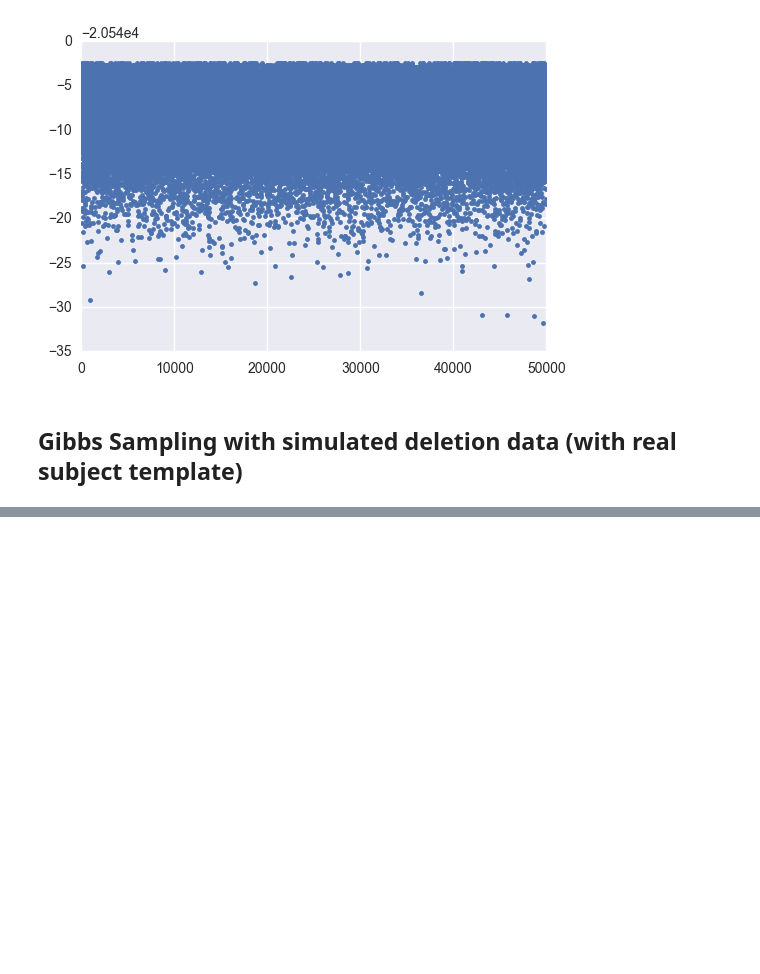
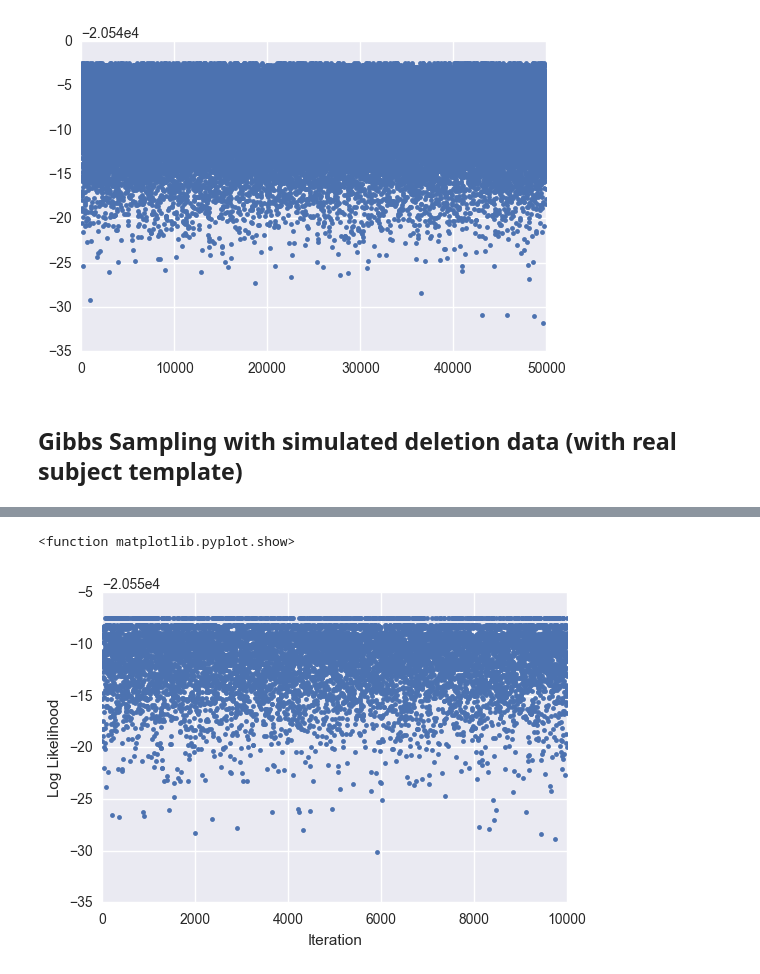
Before and after one commit to vkozareva/geneCNV, a Jupyter notebook: notebooks/Gibbs_sampling_CNV_detection.ipynb, the cells around one changed output, grey strips where cells are left out. Drawn from its saved outputs; the diff is of its cells as text; code cells hidden in the pictures; blank space fills up the shorter version.

Commit message:
gibbs sampling results on simulated deletion of three exons and visualizations

```diff
--- a/notebooks/Gibbs_sampling_CNV_detection.ipynb
+++ b/notebooks/Gibbs_sampling_CNV_detection.ipynb
@@ -239,0 +285,2 @@ plt.show
+# %%
+subject_norm, subject_counts = reshape_df(single_sub2, df_counts_wanted=True)
@@ -239,0 +303,4 @@ plt.show
+# %%
+row = subject_counts.loc['FPWB-0000-822R']
+subject_data = np.array(row)
+print 'total reads: {}'.format(sum(row))
@@ -239,0 +323,8 @@ plt.show
+# %%
+norm_start = 2 * np.ones(78)
+# %%
+# with norm (most probable) starting cnv distribution
+cnv_support = [1,2,3]
+gibbs_data_822R, gibbs_data_results_822R, logliks_822R, gibbs_df_822R = generate_gibbs_df(cnv_support,
+                                                                        X_probs, cnv=norm_start, data=subject_data,
+                                                                        iterations=10000)
@@ -239,0 +398,10 @@ plt.show
+# %%
+# again, no convergence??
+plt.figure()
+plt.plot(range(len(logliks_822R)), logliks, '.')
+# plt.hist(logliks, bins=150)
+plt.xlabel('Iteration'), plt.ylabel('Log Likelihood')
+plt.show
+# %% [output]
+<function matplotlib.pyplot.show>
+[figure, added]
```
Also changed, not shown: parts of 19 cells of this notebook, 1 other file.
